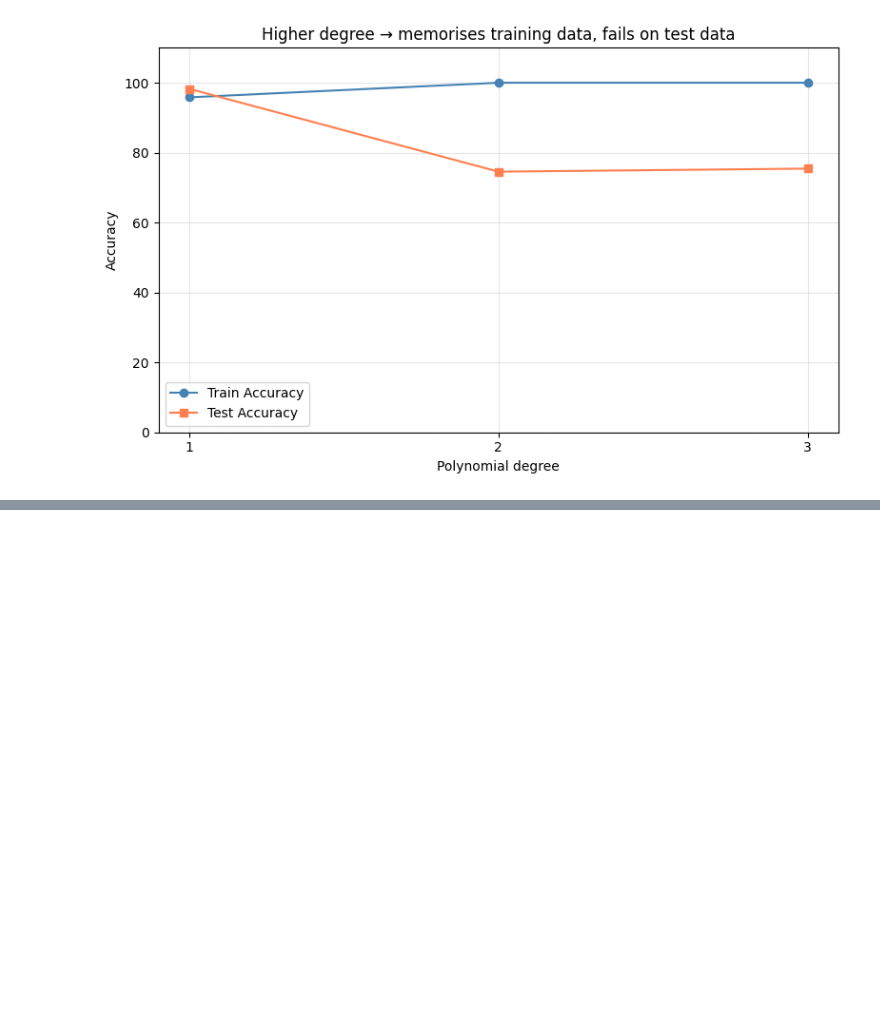
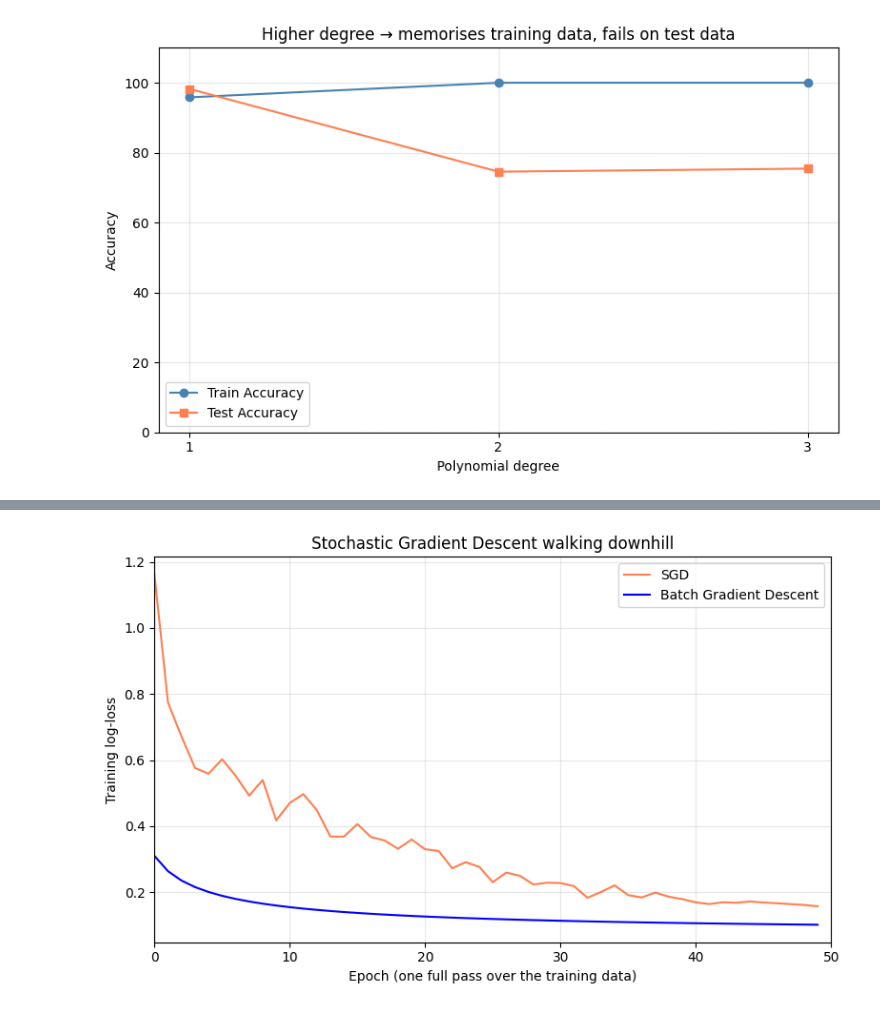
Before and after one commit to swayambhu2010/Python-Visibility, a Jupyter notebook: Supervised Learning Linear and Logistic Regression/Week_2_v_0_0.ipynb, the cells around one changed output, grey strips where cells are left out. Saved outputs shown, nothing was run; the diff lists cells and outputs as text; code cells hidden in the pictures; blank space fills up the shorter version.

```diff
--- a/Supervised Learning Linear and Logistic Regression/Week_2_v_0_0.ipynb
+++ b/Supervised Learning Linear and Logistic Regression/Week_2_v_0_0.ipynb
@@ -250,0 +460,15 @@ plt.show()
+# %%
+plt.figure(figsize=(8, 5))
+plt.plot(range(0, 50), sgd_loss_per_epoch, '-', color='coral', label='SGD')
+plt.plot(range(0, 50), batch_loss_per_epoch, '-', color='blue', label='Batch Gradient Descent')
+
+plt.xlabel('Epoch (one full pass over the training data)')
+plt.xlim(0, 50)
+plt.ylabel('Training log-loss')
+plt.title('Stochastic Gradient Descent walking downhill')
+plt.legend()
+plt.grid(True, alpha=0.3)
+plt.tight_layout()
+plt.show()
+# %% [output]
+[figure, added]
```
Also changed, not shown: parts of 14 cells of this notebook.
